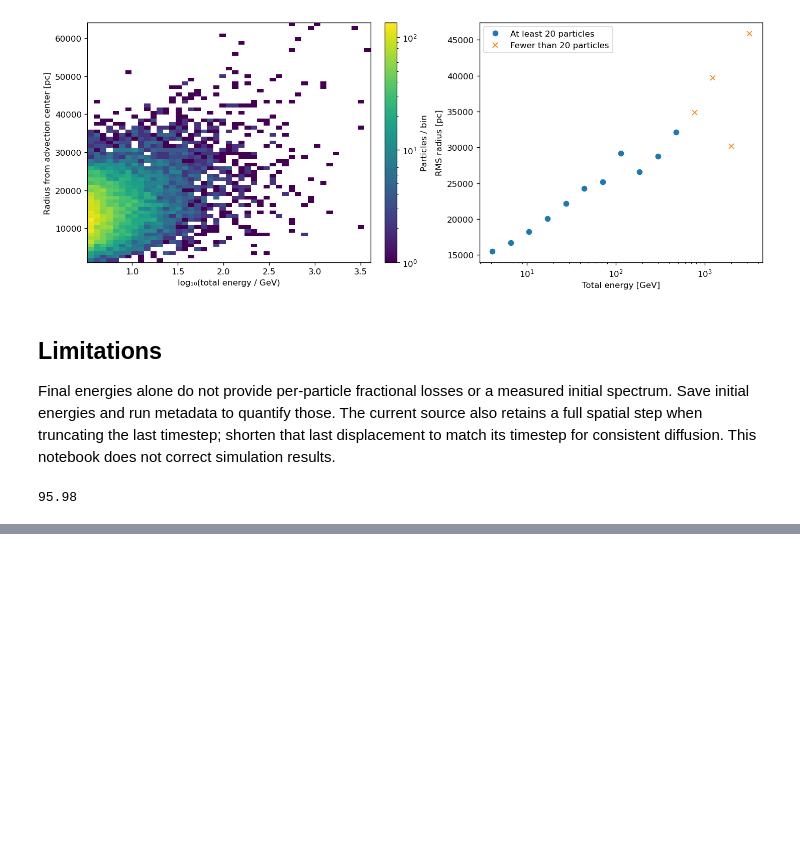
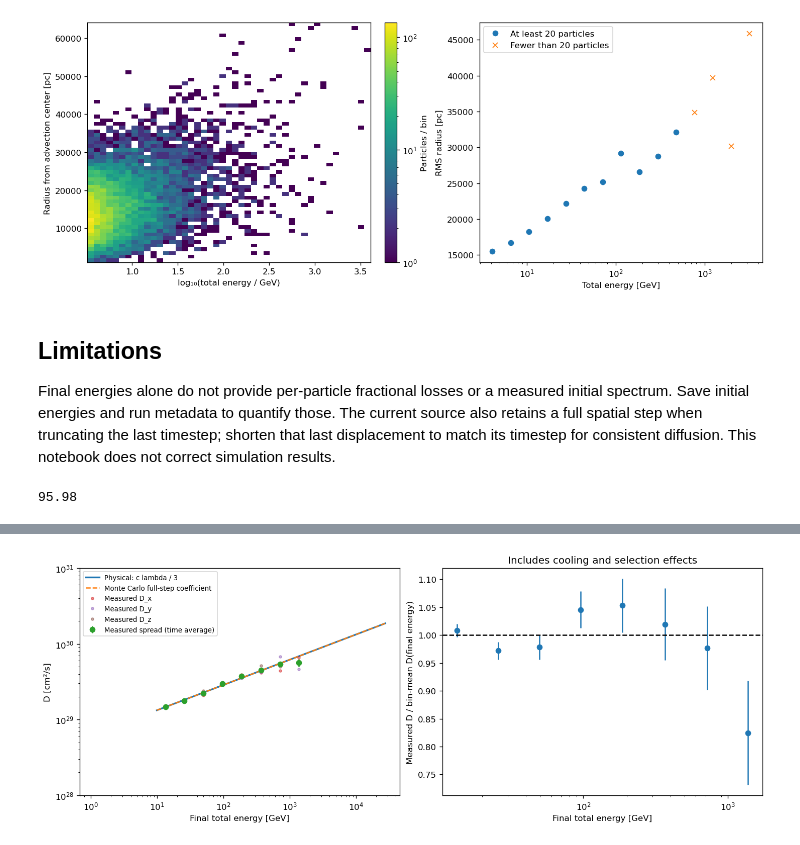
Before and after one commit to Chao-Ming-Li/CR_transport, a Jupyter notebook: Monte Carlo/hadronic_loss_analysis.ipynb, the cells around one changed output, grey strips where cells are left out. Cells and saved outputs as stored; diff of their text form; code cells hidden in the pictures; blank space fills up the shorter version.

```diff
--- a/Monte Carlo/hadronic_loss_analysis.ipynb
+++ b/Monte Carlo/hadronic_loss_analysis.ipynb
@@ -162,0 +284,89 @@ Final energies alone do not provide per-particle fractional losses or a measured
+# %%
+# Standalone comparison: choose a file and parameters matching its simulation run.
+from pathlib import Path
+import numpy as np
+import matplotlib.pyplot as plt
+
+DIFFUSION_FILE = Path('particles_loss_t1e8_dg2gas.bin')
+DIFFUSION_TIME_YR = 1e8
+LAMBDA_NORMALIZATION_PC = 2.0
+LAMBDA_ENERGY_INDEX = 1.0 / 3.0
+C_PC_YR = 0.30660139
+STEP_TIME_DIVISOR = 2.0  # dt = lambda / (STEP_TIME_DIVISOR * c)
+MIN_DIFFUSION_COUNT = 30
+PC_CM = 3.0856775814913673e18
+YEAR_S = 31557600.0
+D_UNIT = PC_CM**2 / YEAR_S  # pc²/yr -> cm²/s
+
+raw_diffusion = np.fromfile(DIFFUSION_FILE, dtype='=f8')
+if raw_diffusion.size == 0 or raw_diffusion.size % 4:
+    raise ValueError('Expected nonempty (x, y, z, E) float64 records.')
+diffusion_data = raw_diffusion.reshape(-1, 4)
+if not np.isfinite(diffusion_data).all() or np.any(diffusion_data[:, 3] <= 0):
+    raise ValueError('Positions and positive total energies must be finite.')
+if len(diffusion_data) < MIN_DIFFUSION_COUNT or DIFFUSION_TIME_YR <= 0:
+    raise ValueError('Need more particles and a positive simulation duration.')
+xyz_diffusion = diffusion_data[:, :3]
+energy_diffusion = diffusion_data[:, 3]
+
+def diffusion_lambda(e):
+    return LAMBDA_NORMALIZATION_PC * np.asarray(e)**LAMBDA_ENERGY_INDEX
+
+def physical_diffusion(e):
+    return C_PC_YR * diffusion_lambda(e) / 3.0
+
+def step_diffusion(e):
+    length = diffusion_lambda(e)
+    timestep = length / (STEP_TIME_DIVISOR * C_PC_YR)
+    return length**2 / (6.0 * timestep)
+
+# Include the maximum-energy particle in the last bin.
+diffusion_edges = np.geomspace(energy_diffusion.min() * 0.999,
+                               energy_diffusion.max() * 1.001, 13)
+rows_diffusion = []
+for lower, upper in zip(diffusion_edges[:-1], diffusion_edges[1:]):
+    selected = (energy_diffusion >= lower) & (energy_diffusion < upper)
+    count = int(selected.sum())
+    if count < MIN_DIFFUSION_COUNT:
+        continue
+    centered = xyz_diffusion[selected] - xyz_diffusion[selected].mean(axis=0)
+    square = centered**2
+    # ddof=1 correction for the sample coordinate variances.
+    d_axes = square.sum(axis=0) / (count - 1) / (2.0 * DIFFUSION_TIME_YR)
+    per_particle_d = square.sum(axis=1) / (6.0 * DIFFUSION_TIME_YR)
+    correction = count / (count - 1)
+    d_error = per_particle_d.std(ddof=1) / np.sqrt(count) * correction
+    d_reference = physical_diffusion(energy_diffusion[selected]).mean()
+    rows_diffusion.append((np.exp(np.log(energy_diffusion[selected]).mean()),
+                           count, *d_axes, d_axes.mean(), d_error, d_reference))
+if not rows_diffusion:
+    raise ValueError('No sufficiently populated energy bins; reduce the bin count.')
+comparison_diffusion = np.asarray(rows_diffusion)
+e_bin, counts_bin, dx, dy, dz, d_measured, d_error, d_final = comparison_diffusion.T
+energy_grid = np.geomspace(energy_diffusion.min(), energy_diffusion.max(), 200)
+fig, axes = plt.subplots(1, 2, figsize=(12, 4.5), constrained_layout=True)
+axes[0].loglog(energy_grid, physical_diffusion(energy_grid) * D_UNIT,
+               label='Physical: c lambda / 3', lw=2)
+axes[0].loglog(energy_grid, step_diffusion(energy_grid) * D_UNIT,
+               '--', label='Monte Carlo full-step coefficient')
+axes[0].errorbar(e_bin, d_measured * D_UNIT, yerr=d_error * D_UNIT,
+                 fmt='o', label='Measured spread (time average)')
+for values, label in [(dx, 'x'), (dy, 'y'), (dz, 'z')]:
+    axes[0].loglog(e_bin, values * D_UNIT, '.', alpha=0.5, label=f'Measured D_{label}')
+axes[0].set(xlabel='Final total energy [GeV]', ylabel='D [cm²/s]')
+axes[0].legend(fontsize=8)
+axes[0].set_ylim(1e28,1e31)
+axes[1].errorbar(e_bin, d_measured / d_final, yerr=d_error / d_final, fmt='o')
+axes[1].axhline(1.0, color='k', linestyle='--')
+axes[1].set(xscale='log', xlabel='Final total energy [GeV]',
+            ylabel='Measured D / bin-mean D(final energy)',
+            title='Includes cooling and selection effects')
+plt.show()
+print(f'File: {DIFFUSION_FILE}; duration: {DIFFUSION_TIME_YR:g} yr')
+print(f'Full-step D / physical D = {STEP_TIME_DIVISOR / 2:g}')
+print('Energy [GeV]  count  measured D [cm²/s]  final-energy D [cm²/s]  ratio')
+for e, count, measured, reference in zip(e_bin, counts_bin, d_measured, d_final):
+    print(f'{e:12.4g} {int(count):6d} {measured*D_UNIT:20.5e} '
+          f'{reference*D_UNIT:22.5e} {measured/reference:8.3f}')
+# %% [output]
+[figure, added]
```
Also changed, not shown: parts of 7 cells of this notebook, 5 other files.
